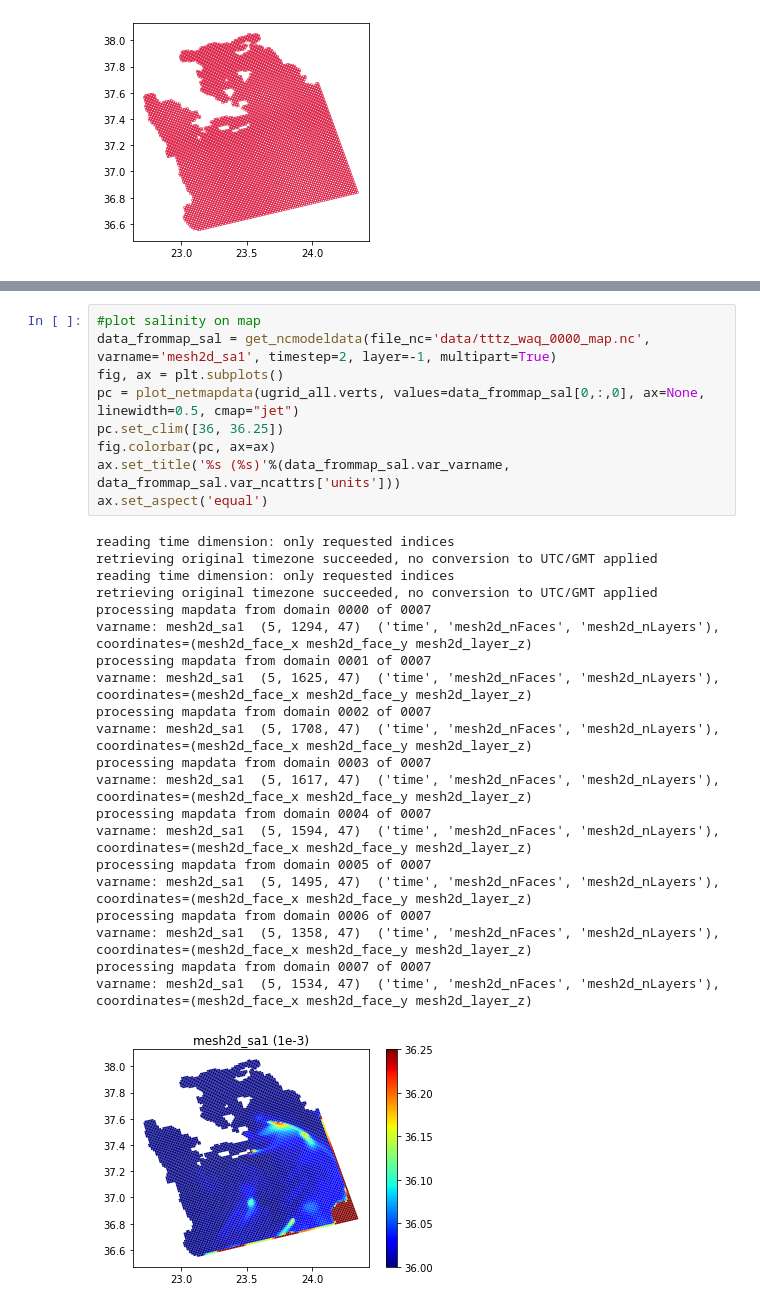
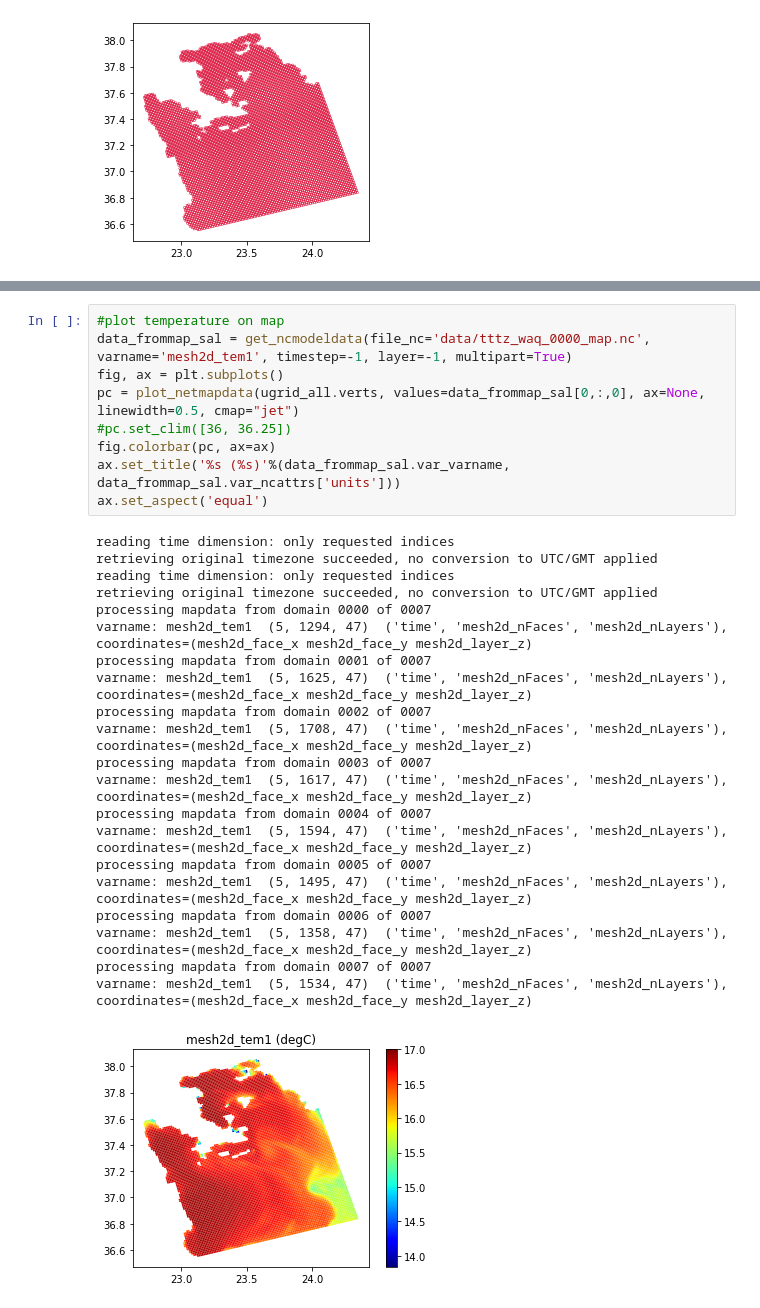
Before and after one commit to c-scale-community/workflow-coastal-hydrowaq, a Jupyter notebook: notebooks/visualise_delft3dfm.ipynb, the cells around one changed output, grey strips where cells are left out. Cells and saved outputs as stored; diff of their text form.

```diff
--- a/notebooks/visualise_delft3dfm.ipynb
+++ b/notebooks/visualise_delft3dfm.ipynb
@@ -65,31 +66,31 @@ varname: mesh2d_s1  (5, 1534)  ('time', 'mesh2d_nFaces'), coordinates=(mesh2d_fa
 # %%
-#plot salinity on map
-data_frommap_sal = get_ncmodeldata(file_nc='data/tttz_waq_0000_map.nc', varname='mesh2d_sa1', timestep=2, layer=-1, multipart=True)
+#plot temperature on map
+data_frommap_sal = get_ncmodeldata(file_nc='data/tttz_waq_0000_map.nc', varname='mesh2d_tem1', timestep=-1, layer=-1, multipart=True)
 fig, ax = plt.subplots()
 pc = plot_netmapdata(ugrid_all.verts, values=data_frommap_sal[0,:,0], ax=None, linewidth=0.5, cmap="jet")
-pc.set_clim([36, 36.25])
+#pc.set_clim([36, 36.25])
 fig.colorbar(pc, ax=ax)
 ax.set_title('%s (%s)'%(data_frommap_sal.var_varname, data_frommap_sal.var_ncattrs['units']))
 ax.set_aspect('equal')
 # %% [output]
 reading time dimension: only requested indices
 retrieving original timezone succeeded, no conversion to UTC/GMT applied
 reading time dimension: only requested indices
 retrieving original timezone succeeded, no conversion to UTC/GMT applied
 processing mapdata from domain 0000 of 0007
-varname: mesh2d_sa1  (5, 1294, 47)  ('time', 'mesh2d_nFaces', 'mesh2d_nLayers'), coordinates=(mesh2d_face_x mesh2d_face_y mesh2d_layer_z)
+varname: mesh2d_tem1  (5, 1294, 47)  ('time', 'mesh2d_nFaces', 'mesh2d_nLayers'), coordinates=(mesh2d_face_x mesh2d_face_y mesh2d_layer_z)
 processing mapdata from domain 0001 of 0007
-varname: mesh2d_sa1  (5, 1625, 47)  ('time', 'mesh2d_nFaces', 'mesh2d_nLayers'), coordinates=(mesh2d_face_x mesh2d_face_y mesh2d_layer_z)
+varname: mesh2d_tem1  (5, 1625, 47)  ('time', 'mesh2d_nFaces', 'mesh2d_nLayers'), coordinates=(mesh2d_face_x mesh2d_face_y mesh2d_layer_z)
 processing mapdata from domain 0002 of 0007
-varname: mesh2d_sa1  (5, 1708, 47)  ('time', 'mesh2d_nFaces', 'mesh2d_nLayers'), coordinates=(mesh2d_face_x mesh2d_face_y mesh2d_layer_z)
+varname: mesh2d_tem1  (5, 1708, 47)  ('time', 'mesh2d_nFaces', 'mesh2d_nLayers'), coordinates=(mesh2d_face_x mesh2d_face_y mesh2d_layer_z)
 processing mapdata from domain 0003 of 0007
-varname: mesh2d_sa1  (5, 1617, 47)  ('time', 'mesh2d_nFaces', 'mesh2d_nLayers'), coordinates=(mesh2d_face_x mesh2d_face_y mesh2d_layer_z)
+varname: mesh2d_tem1  (5, 1617, 47)  ('time', 'mesh2d_nFaces', 'mesh2d_nLayers'), coordinates=(mesh2d_face_x mesh2d_face_y mesh2d_layer_z)
 processing mapdata from domain 0004 of 0007
-varname: mesh2d_sa1  (5, 1594, 47)  ('time', 'mesh2d_nFaces', 'mesh2d_nLayers'), coordinates=(mesh2d_face_x mesh2d_face_y mesh2d_layer_z)
+varname: mesh2d_tem1  (5, 1594, 47)  ('time', 'mesh2d_nFaces', 'mesh2d_nLayers'), coordinates=(mesh2d_face_x mesh2d_face_y mesh2d_layer_z)
 processing mapdata from domain 0005 of 0007
-varname: mesh2d_sa1  (5, 1495, 47)  ('time', 'mesh2d_nFaces', 'mesh2d_nLayers'), coordinates=(mesh2d_face_x mesh2d_face_y mesh2d_layer_z)
+varname: mesh2d_tem1  (5, 1495, 47)  ('time', 'mesh2d_nFaces', 'mesh2d_nLayers'), coordinates=(mesh2d_face_x mesh2d_face_y mesh2d_layer_z)
 processing mapdata from domain 0006 of 0007
-varname: mesh2d_sa1  (5, 1358, 47)  ('time', 'mesh2d_nFaces', 'mesh2d_nLayers'), coordinates=(mesh2d_face_x mesh2d_face_y mesh2d_layer_z)
+varname: mesh2d_tem1  (5, 1358, 47)  ('time', 'mesh2d_nFaces', 'mesh2d_nLayers'), coordinates=(mesh2d_face_x mesh2d_face_y mesh2d_layer_z)
 processing mapdata from domain 0007 of 0007
-varname: mesh2d_sa1  (5, 1534, 47)  ('time', 'mesh2d_nFaces', 'mesh2d_nLayers'), coordinates=(mesh2d_face_x mesh2d_face_y mesh2d_layer_z)
+varname: mesh2d_tem1  (5, 1534, 47)  ('time', 'mesh2d_nFaces', 'mesh2d_nLayers'), coordinates=(mesh2d_face_x mesh2d_face_y mesh2d_layer_z)
-[figure, old version]
+[figure, new version]
```
Also changed, not shown: parts of 7 cells of this notebook.
